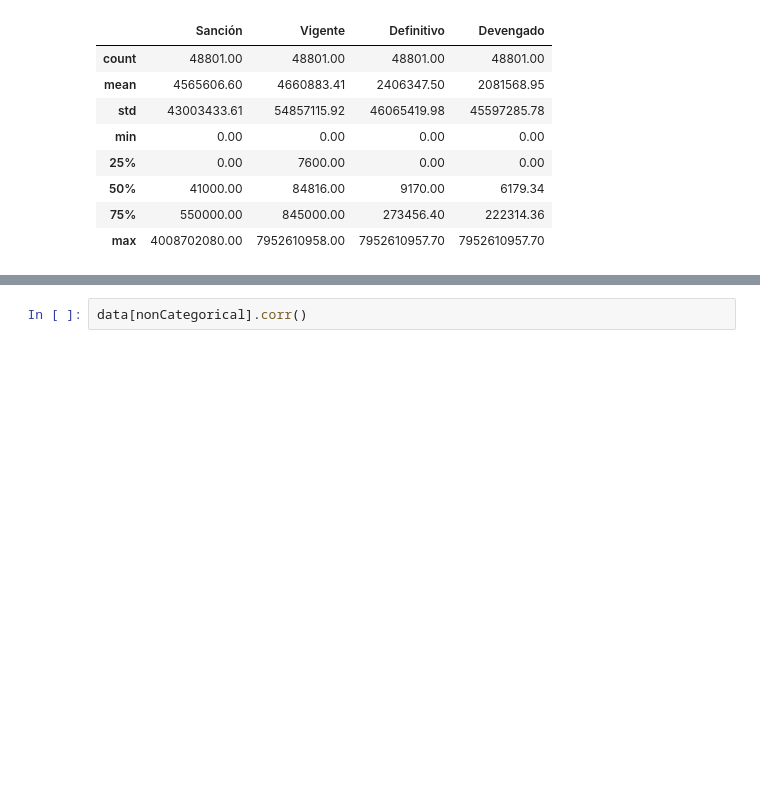
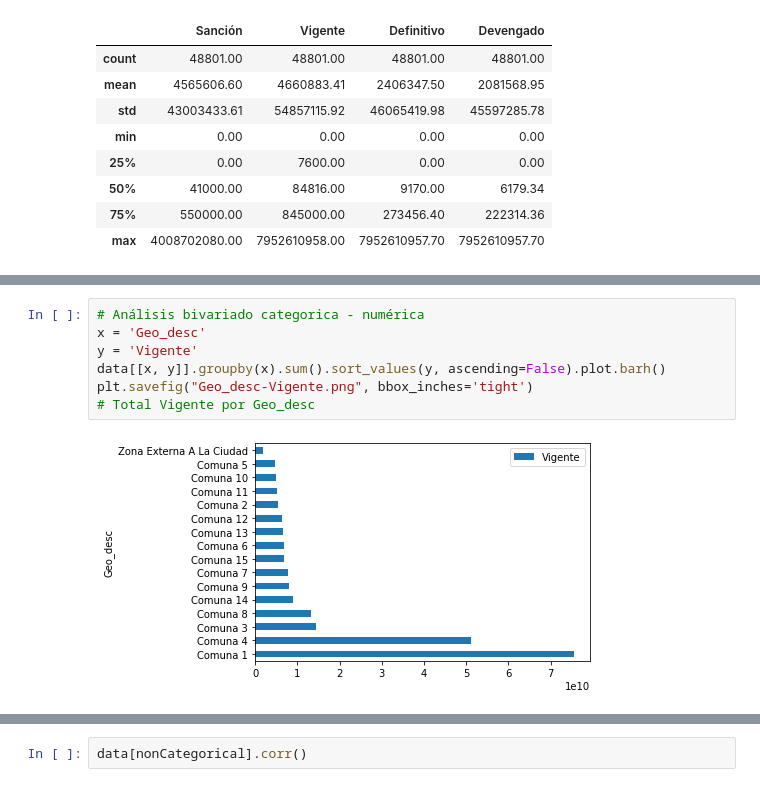
Before and after one commit to TenStrings/calidad-de-datos, a Jupyter notebook: aproximacion-a-la-calidad/tp1/tp1.ipynb, the cells around one changed output, grey strips where cells are left out. Cells and saved outputs as stored; diff of their text form; blank space fills up the shorter version.

```diff
--- a/aproximacion-a-la-calidad/tp1/tp1.ipynb
+++ b/aproximacion-a-la-calidad/tp1/tp1.ipynb
@@ -71,0 +130,9 @@ plt.show(data[nonCategorical].plot.scatter("Sanción", "Vigente"))
+# %%
+# Análisis bivariado categorica - numérica
+x = 'Geo_desc'
+y = 'Vigente'
+data[[x, y]].groupby(x).sum().sort_values(y, ascending=False).plot.barh()
+plt.savefig("Geo_desc-Vigente.png", bbox_inches='tight')
+# Total Vigente por Geo_desc
+# %% [output]
+[figure, added]
```
Also changed, not shown: parts of 10 cells of this notebook, 1 other file.
